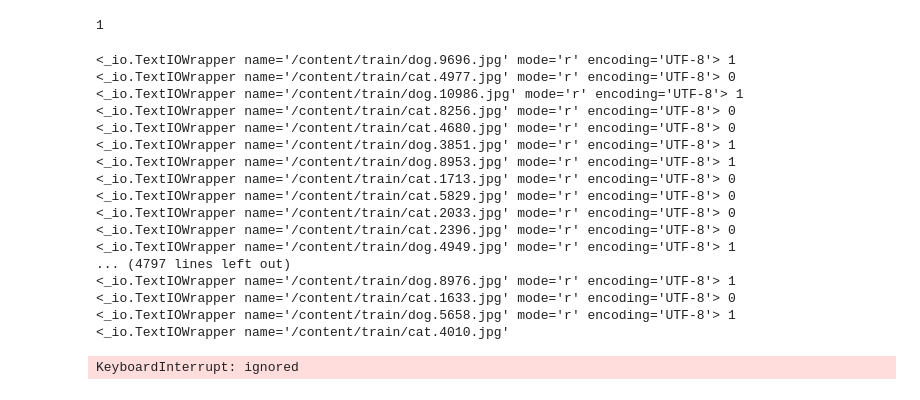
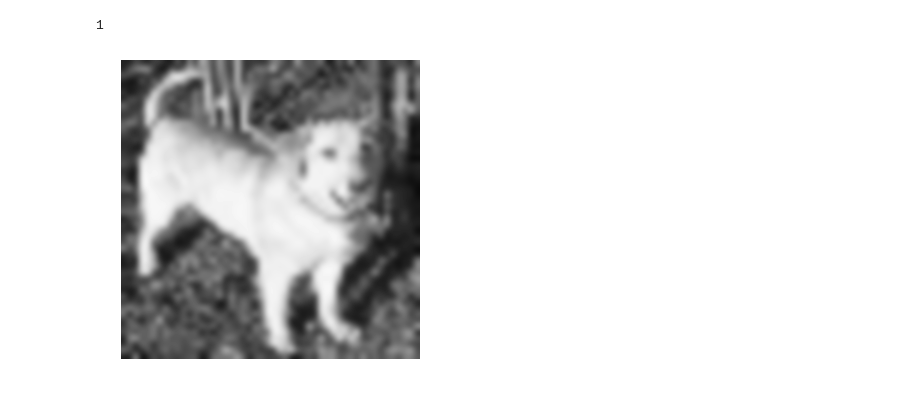
Before and after one commit to Saranyanv/test, a Jupyter notebook: CNN.ipynb, the cells around one changed output. Cells and saved outputs as stored; diff of their text form; code cells hidden in the pictures.

```diff
--- a/CNN.ipynb
+++ b/CNN.ipynb
@@ -53,3 +55,21 @@ def label_img(img_name):
+# %%
+def label_img(img_name):
+  if 'cat.' in img_name: return 0
+  elif 'dog.' in img_name: return 1
+
+def img_index(img_name):
+  if 'cat.' in img_name: knt=0
+  elif 'dog.' in img_name: knt=1
+  num=int(re.sub("\D", "", img_name))
+  return ((12500*knt) + num)
+
+def plot_image(image):
+    plt.imshow(image, cmap="gray", interpolation="bicubic")
+    plt.axis("off")
+
+def plot_color_image(image):
+    plt.imshow(image.astype(np.uint8),interpolation="bicubic")
+    plt.axis("off")
 # %%
 print (label_img('cats_dogs_images/dog.1.jpg'))
 # %% [output]
@@ -59,32 +79,15 @@ from os import listdir
 import cv2 as cv2
 
 training_data = []
+
 for z in listdir("/content/train"):
-  with open(os.path.join("/content/train", z), 'r'):
     label = label_img(z)
-    #res=cv2.resize(z, (IMG_WIDTH, IMG_HEIGHT)).flatten()
-    print (z, label)
-    #img_str = str(z)
-    #nparr = np.frombuffer(img_str, np.uint8)
-    #img_np = cv2.imdecode(nparr, cv2.IMREAD_GRAYSCALE)
-    #img = cv2.resize(img_np, (IMG_WIDTH, IMG_HEIGHT))
-    #training_data.append([ np.array(img), np.array(label)])
+    img_indx = img_index(z)
+    img_str=cv2.imread(os.path.join("/content/train", z),cv2.IMREAD_GRAYSCALE)
+    img = cv2.resize(img_str, (IMG_WIDTH, IMG_HEIGHT))
+
+    training_data.append([ np.array(img_indx), np.array(img), np.array(label)])
-# %% [output]
-<_io.TextIOWrapper name='/content/train/dog.9696.jpg' mode='r' encoding='UTF-8'> 1
-<_io.TextIOWrapper name='/content/train/cat.4977.jpg' mode='r' encoding='UTF-8'> 0
-<_io.TextIOWrapper name='/content/train/dog.10986.jpg' mode='r' encoding='UTF-8'> 1
-<_io.TextIOWrapper name='/content/train/cat.8256.jpg' mode='r' encoding='UTF-8'> 0
-<_io.TextIOWrapper name='/content/train/cat.4680.jpg' mode='r' encoding='UTF-8'> 0
-<_io.TextIOWrapper name='/content/train/dog.3851.jpg' mode='r' encoding='UTF-8'> 1
-<_io.TextIOWrapper name='/content/train/dog.8953.jpg' mode='r' encoding='UTF-8'> 1
-<_io.TextIOWrapper name='/content/train/cat.1713.jpg' mode='r' encoding='UTF-8'> 0
-<_io.TextIOWrapper name='/content/train/cat.5829.jpg' mode='r' encoding='UTF-8'> 0
-<_io.TextIOWrapper name='/content/train/cat.2033.jpg' mode='r' encoding='UTF-8'> 0
-<_io.TextIOWrapper name='/content/train/cat.2396.jpg' mode='r' encoding='UTF-8'> 0
-<_io.TextIOWrapper name='/content/train/dog.4949.jpg' mode='r' encoding='UTF-8'> 1
-... (4797 lines left out)
-<_io.TextIOWrapper name='/content/train/dog.8976.jpg' mode='r' encoding='UTF-8'> 1
-<_io.TextIOWrapper name='/content/train/cat.1633.jpg' mode='r' encoding='UTF-8'> 0
-<_io.TextIOWrapper name='/content/train/dog.5658.jpg' mode='r' encoding='UTF-8'> 1
-<_io.TextIOWrapper name='/content/train/cat.4010.jpg'
-KeyboardInterrupt: ignored
+# %%
+plot_image(training_data[0][1])
+# %% [output]
+[figure, added]
```
Also changed, not shown: parts of 5 cells of this notebook.
